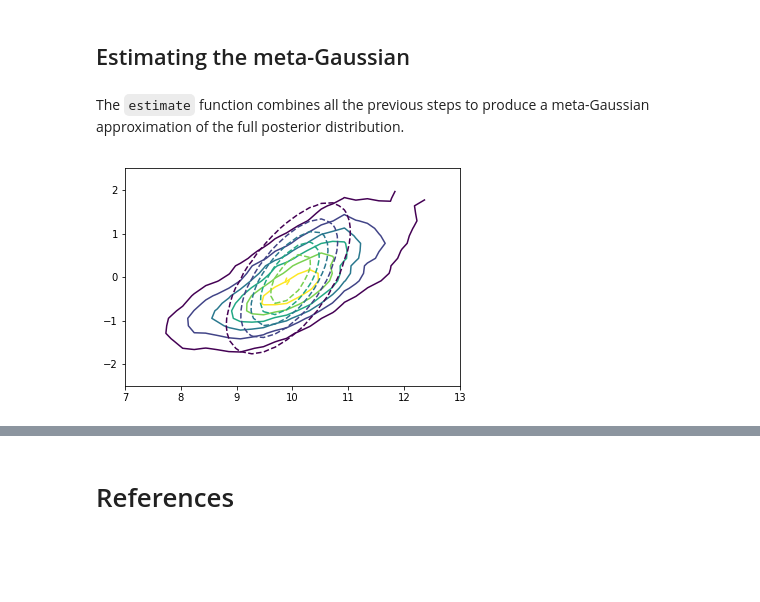
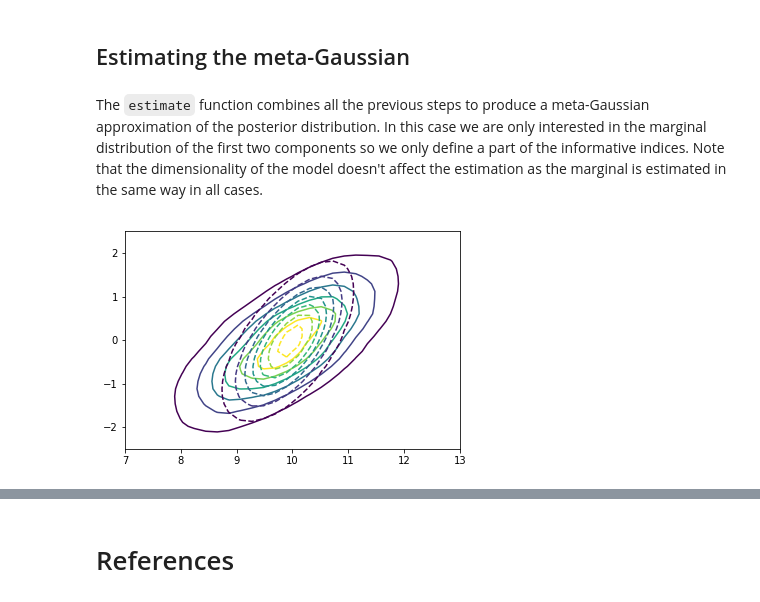
Before and after one commit to kskyten/elfi-notebooks, a Jupyter notebook: gaussian_copula.ipynb, the cells around one changed output, grey strips where cells are left out. Saved outputs shown, nothing was run; the diff lists cells and outputs as text; code cells hidden in the pictures; blank space fills up the shorter version.

Commit message:
Use marginal copula

```diff
--- a/gaussian_copula.ipynb
+++ b/gaussian_copula.ipynb
@@ -153,29 +149,21 @@ cop.estimate_correlation(marginal=(0, 1), samplers=samplers, parameter='mu', n_s
 # %% [markdown]
 ## Estimating the meta-Gaussian
-# %% [markdown]
-The `estimate` function combines all the previous steps to produce a meta-Gaussian approximation of the full posterior distribution.
+# %% [markdown]
+The `estimate` function combines all the previous steps to produce a meta-Gaussian approximation of the posterior distribution. In this case we are only interested in the marginal distribution of the first two components so we only define a part of the informative indices. Note that the dimensionality of the model doesn't affect the estimation as the marginal is estimated in the same way in all cases.
 # %%
+informative_indices = {0: 0, 1: {0, 1}}
 posterior = cop.estimate(informative_indices, summary=m['summary'],
                          parameter='mu',
                          sampler_factory=Rejection(batch_size=1000),
-                         n_samples=100, quantile=0.01)
+                         n_samples=10000, quantile=0.01)
 # %%
 from elfi.visualization.visualization import compare, overlay
 from elfi.utils import tabulate
 
-analytic_posterior = copula_example.Posterior(p=p)
-
-
-def marginal(x, dim=p):
-    """The posterior evaluated at [x1, x2, 0, 0, ..., 0]"""
-    arr = np.zeros(dim)
-    arr[:2] = x
-    return posterior.pdf(arr)
-
+analytic_posterior = copula_example.Posterior(p=2)
 
 t1 = np.linspace(7, 13, 30)
 t2 = np.linspace(-2.5, 2.5, 30)
-
-overlay({marginal: {}, analytic_posterior.pdf: {'linestyles': 'dashed'}}, t1, t2)
+overlay({posterior.pdf: {}, analytic_posterior.pdf: {'linestyles': 'dashed'}}, t1, t2)
 # %% [output]
-[figure, old version]
+[figure, new version]
```
Also changed, not shown: parts of 22 cells of this notebook.
